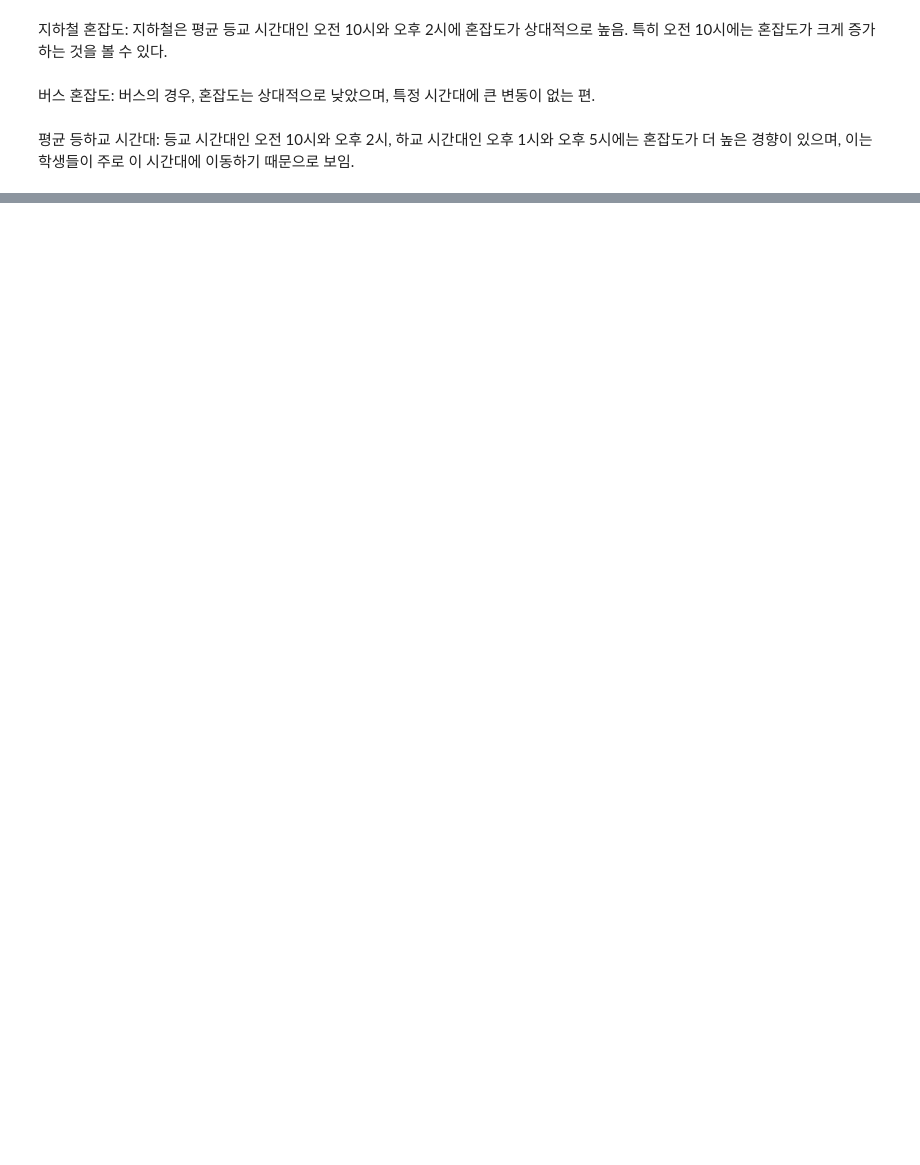
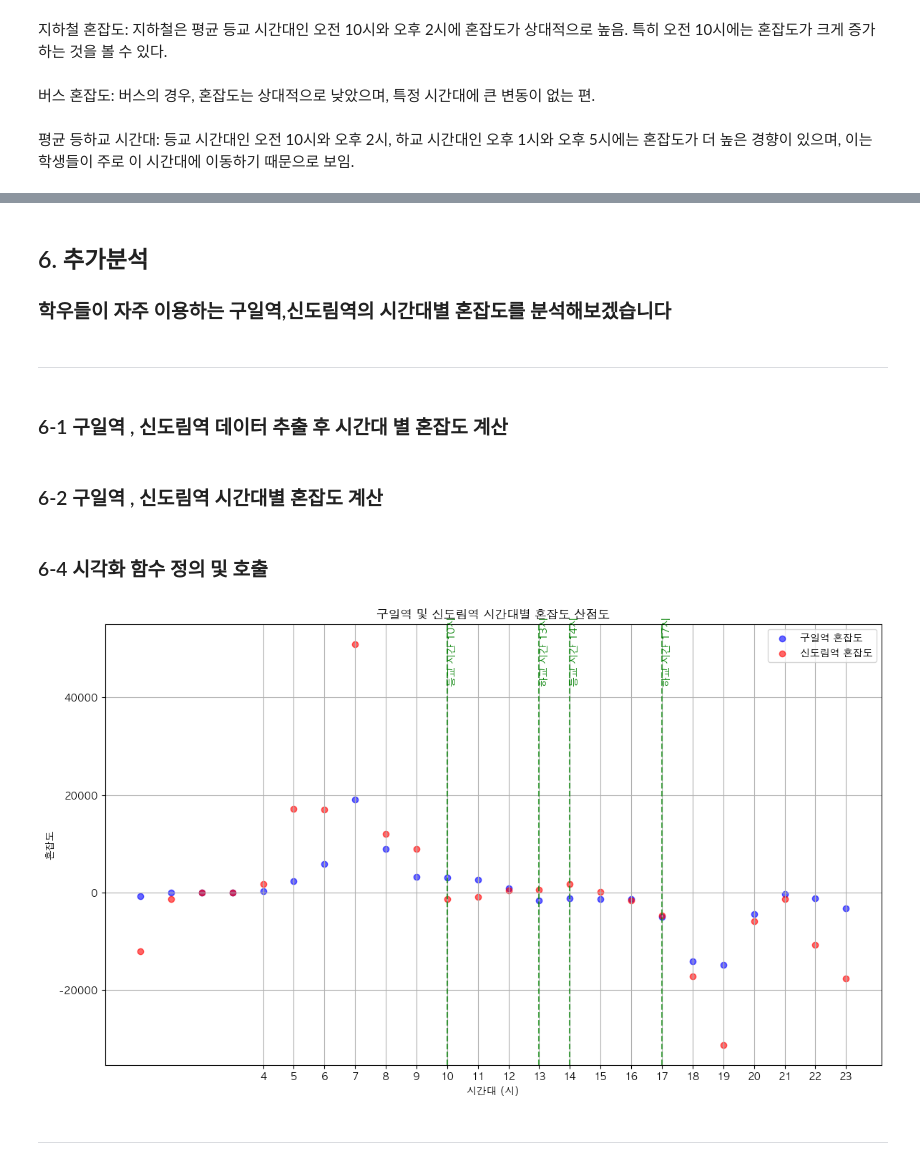
Before and after one commit to Dahyun1016/bIgdataaaaa, a Jupyter notebook: code/best_commute_route_analysis.ipynb, the cells around one changed output, grey strips where cells are left out. Saved outputs shown, nothing was run; the diff lists cells and outputs as text; code cells hidden in the pictures; blank space fills up the shorter version.

```diff
--- a/code/best_commute_route_analysis.ipynb
+++ b/code/best_commute_route_analysis.ipynb
@@ -274,0 +363,16 @@ plot_congestion_and_routes(subway_congestion_by_time, bus_congestion_by_time, op
+# %% [markdown]
+## 6. 추가분석
+### 학우들이 자주 이용하는 구일역,신도림역의 시간대별 혼잡도를 분석해보겠습니다
+# %% [markdown]
+---
+# %% [markdown]
+### 6-1 구일역 , 신도림역 데이터 추출 후 시간대 별 혼잡도 계산
+# %%
+# 구일역과 신도림역 데이터 추출
+stations = ['구일', '신도림']
+subway_boarding_info_stations = subway_boarding_info[subway_boarding_info['지하철역'].isin(stations)]
+
+# 시간대 추출 (열 이름에서 숫자 부분만 추출)
+time_columns = [re.findall(r'\d+시-\d+시', col)[0] for col in subway_boarding_info.columns if '승차' in col]
+# %% [markdown]
+### 6-2 구일역 , 신도림역 시간대별 혼잡도 계산
@@ -274,0 +404,33 @@ plot_congestion_and_routes(subway_congestion_by_time, bus_congestion_by_time, op
+# %% [markdown]
+### 6-4 시각화 함수 정의 및 호출
+# %%
+def plot_station_congestion_scatter(guui_data, sindorim_data):
+    plt.figure(figsize=(14, 8))
+
+    # 구일역 혼잡도 산점도
+    plt.scatter(guui_data['시간대'], guui_data['혼잡도'], label='구일역 혼잡도', color='blue', alpha=0.6)
+
+    # 신도림역 혼잡도 산점도
+    plt.scatter(sindorim_data['시간대'], sindorim_data['혼잡도'], label='신도림역 혼잡도', color='red', alpha=0.6)
+
+    # 평균 등하교 시간대 강조
+    avg_times = {'등교 시간': [10, 14], '하교 시간': [13, 17]}
+    for key, times in avg_times.items():
+        for time in times:
+            plt.axvline(x=time, linestyle='--', color='green', alpha=0.7)
+            plt.text(time, plt.ylim()[1]*0.9, f'{key} {time}시', rotation=90, verticalalignment='center', color='green')
+
+    plt.xticks(range(4, 24))  # x축 눈금을 4시부터 23시까지 설정
+    plt.title('구일역 및 신도림역 시간대별 혼잡도 산점도')
+    plt.xlabel('시간대 (시)')
+    plt.ylabel('혼잡도')
+    plt.legend()
+    plt.grid(True)
+    plt.show()
+
+# 혼잡도 산점도 시각화 함수 호출
+plot_station_congestion_scatter(guui_congestion_by_time, sindorim_congestion_by_time)
+# %% [output]
+[figure, added]
+# %% [markdown]
+---
```
Also changed, not shown: parts of 12 cells of this notebook.
